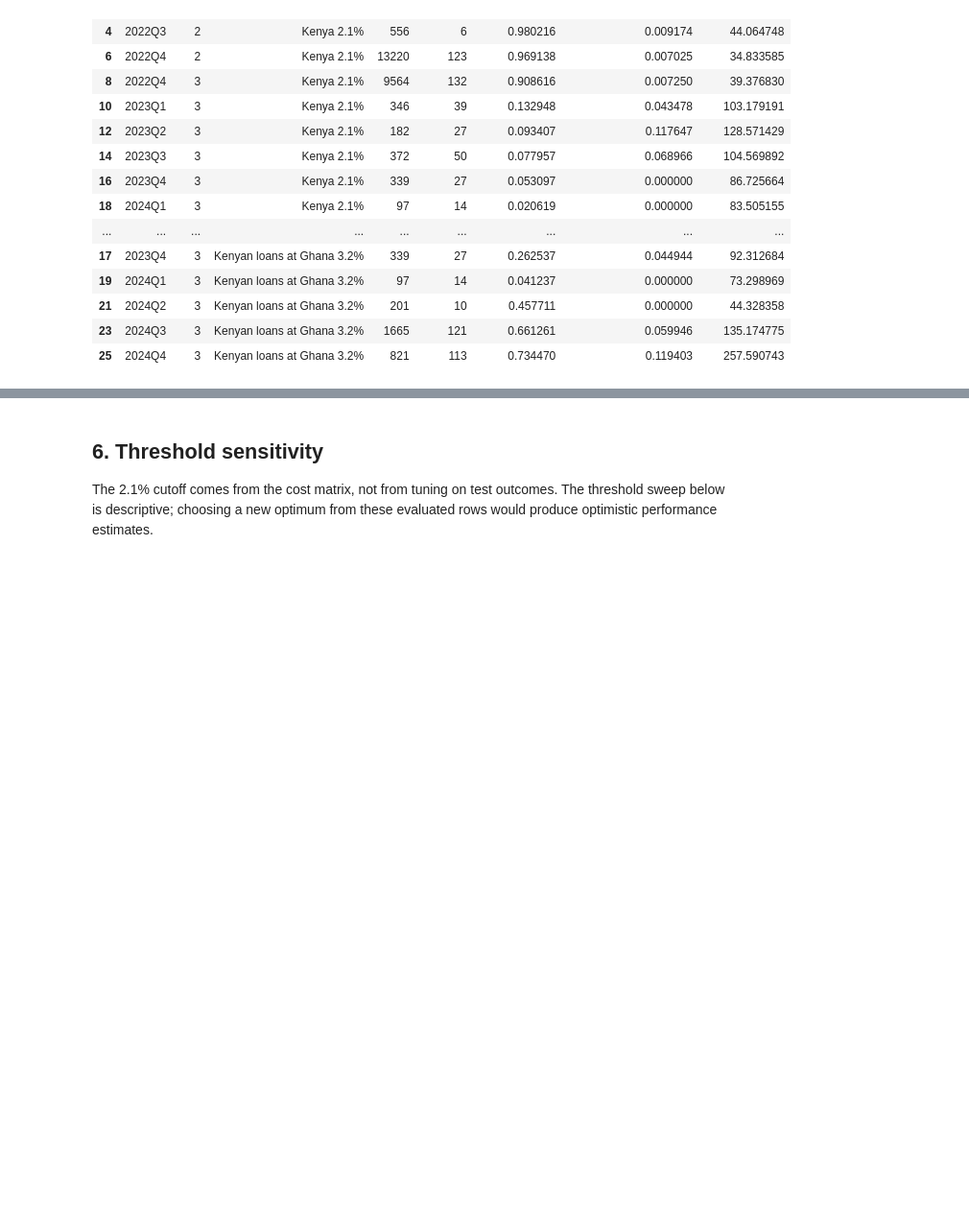
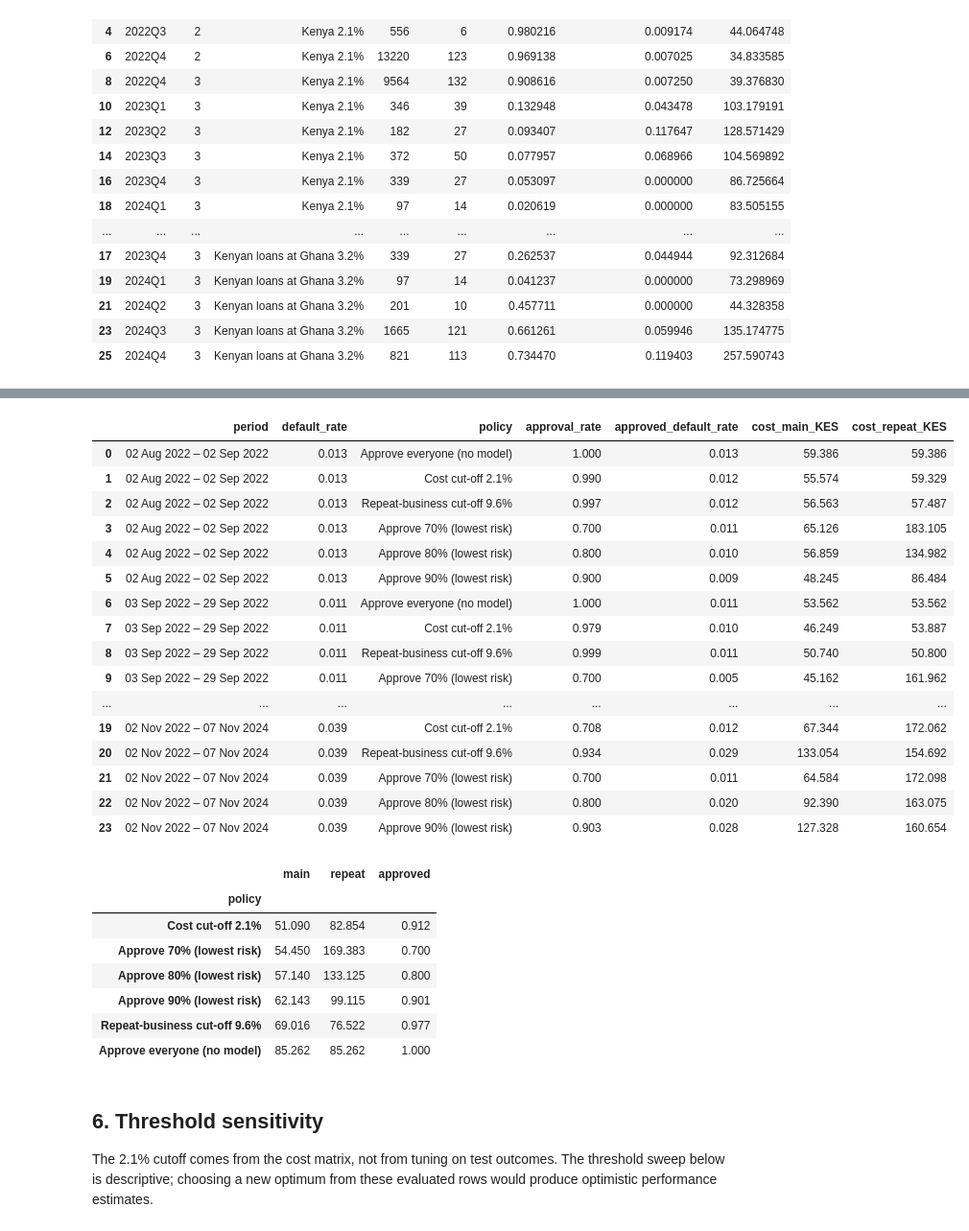
Before and after one commit to ASU-MICS-2028/mle-group-1-prosit-2, a Jupyter notebook: notebooks/02_classification.ipynb, the cells around one changed output, grey strips where cells are left out. Shown at 96% size. Drawn from its saved outputs; the diff is of its cells as text; code cells hidden in the pictures; blank space fills up the shorter version.

Commit message:
Step 7 done: merge Germain's classification; add cut-off policy test and per-block LR vs RF; fix titles and ADR index; Now box to steps 8-10

```diff
--- a/notebooks/02_classification.ipynb
+++ b/notebooks/02_classification.ipynb
@@ -114,3 +118,34 @@ display(periods.sort_values(["scenario","period","fold"]))
+# %%
+ops = pd.read_csv(TABLES / "07_operating_points.csv")
+display(ops[["period","default_rate","policy","approval_rate","approved_default_rate","cost_main_KES","cost_repeat_KES"]].round(3))
+w = ops.assign(main=ops.cost_main_KES*ops.n, repeat=ops.cost_repeat_KES*ops.n, approved=ops.approval_rate*ops.n).groupby("policy")[["main","repeat","approved","n"]].sum()
+display(w[["main","repeat","approved"]].div(w.n, axis=0).round(3).sort_values("main"))
+# %% [output]
+|  | period | default_rate | policy | approval_rate | approved_default_rate | cost_main_KES | cost_repeat_KES |
+| 0 | 02 Aug 2022 – 02 Sep 2022 | 0.013 | Approve everyone (no model) | 1.000 | 0.013 | 59.386 | 59.386 |
+| 1 | 02 Aug 2022 – 02 Sep 2022 | 0.013 | Cost cut-off 2.1% | 0.990 | 0.012 | 55.574 | 59.329 |
+| 2 | 02 Aug 2022 – 02 Sep 2022 | 0.013 | Repeat-business cut-off 9.6% | 0.997 | 0.012 | 56.563 | 57.487 |
+| 3 | 02 Aug 2022 – 02 Sep 2022 | 0.013 | Approve 70% (lowest risk) | 0.700 | 0.011 | 65.126 | 183.105 |
+| 4 | 02 Aug 2022 – 02 Sep 2022 | 0.013 | Approve 80% (lowest risk) | 0.800 | 0.010 | 56.859 | 134.982 |
+| 5 | 02 Aug 2022 – 02 Sep 2022 | 0.013 | Approve 90% (lowest risk) | 0.900 | 0.009 | 48.245 | 86.484 |
+| 6 | 03 Sep 2022 – 29 Sep 2022 | 0.011 | Approve everyone (no model) | 1.000 | 0.011 | 53.562 | 53.562 |
+| 7 | 03 Sep 2022 – 29 Sep 2022 | 0.011 | Cost cut-off 2.1% | 0.979 | 0.010 | 46.249 | 53.887 |
+| 8 | 03 Sep 2022 – 29 Sep 2022 | 0.011 | Repeat-business cut-off 9.6% | 0.999 | 0.011 | 50.740 | 50.800 |
+| 9 | 03 Sep 2022 – 29 Sep 2022 | 0.011 | Approve 70% (lowest risk) | 0.700 | 0.005 | 45.162 | 161.962 |
+| ... | ... | ... | ... | ... | ... | ... | ... |
+| 19 | 02 Nov 2022 – 07 Nov 2024 | 0.039 | Cost cut-off 2.1% | 0.708 | 0.012 | 67.344 | 172.062 |
+| 20 | 02 Nov 2022 – 07 Nov 2024 | 0.039 | Repeat-business cut-off 9.6% | 0.934 | 0.029 | 133.054 | 154.692 |
+| 21 | 02 Nov 2022 – 07 Nov 2024 | 0.039 | Approve 70% (lowest risk) | 0.700 | 0.011 | 64.584 | 172.098 |
+| 22 | 02 Nov 2022 – 07 Nov 2024 | 0.039 | Approve 80% (lowest risk) | 0.800 | 0.020 | 92.390 | 163.075 |
+| 23 | 02 Nov 2022 – 07 Nov 2024 | 0.039 | Approve 90% (lowest risk) | 0.903 | 0.028 | 127.328 | 160.654 |
+|  | main | repeat | approved |
+| policy |  |  |  |
+| Cost cut-off 2.1% | 51.090 | 82.854 | 0.912 |
+| Approve 70% (lowest risk) | 54.450 | 169.383 | 0.700 |
+| Approve 80% (lowest risk) | 57.140 | 133.125 | 0.800 |
+| Approve 90% (lowest risk) | 62.143 | 99.115 | 0.901 |
+| Repeat-business cut-off 9.6% | 69.016 | 76.522 | 0.977 |
+| Approve everyone (no model) | 85.262 | 85.262 | 1.000 |
 # %% [markdown]
 ## 6. Threshold sensitivity
 
```
Also changed, not shown: parts of 6 cells of this notebook, 16 other files.
